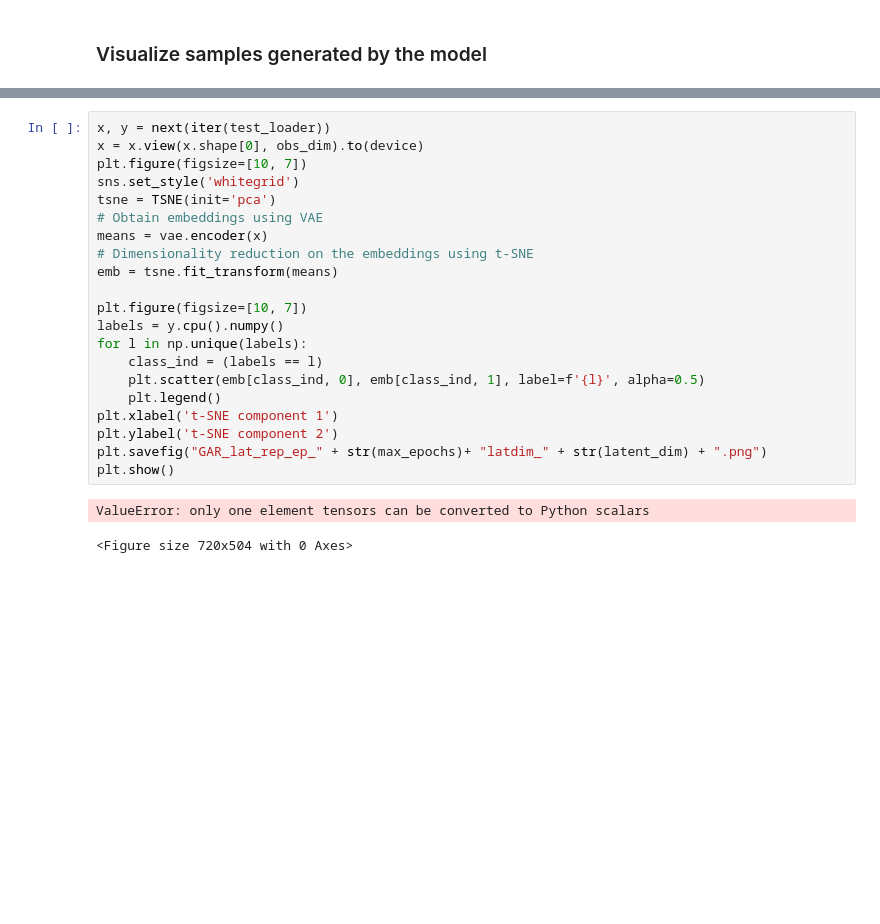
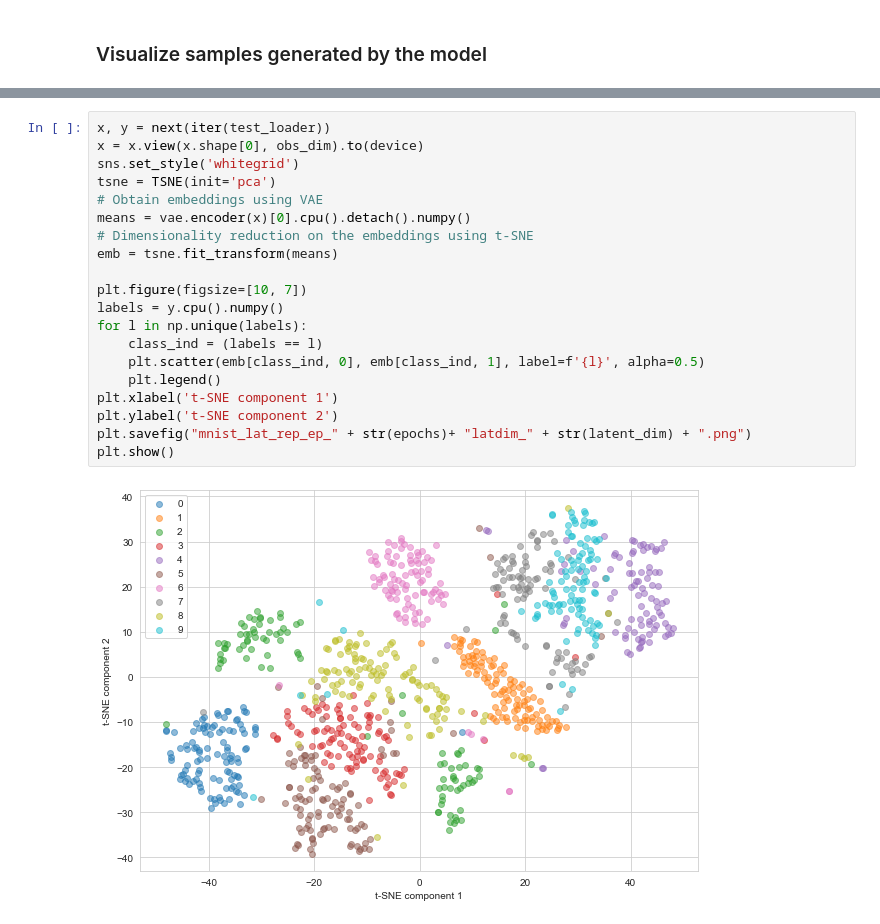
Before and after one commit to sinanharputluoglu/DataRepresentation, a Jupyter notebook: mnist_vae.ipynb, the cells around one changed output, grey strips where cells are left out. Cells and saved outputs as stored; diff of their text form; blank space fills up the shorter version.

```diff
--- a/mnist_vae.ipynb
+++ b/mnist_vae.ipynb
@@ -207,24 +214,22 @@ plt.show()
 # %%
 x, y = next(iter(test_loader))
 x = x.view(x.shape[0], obs_dim).to(device)
-plt.figure(figsize=[10, 7])
 sns.set_style('whitegrid')
 tsne = TSNE(init='pca')
 # Obtain embeddings using VAE
-means = vae.encoder(x)
+means = vae.encoder(x)[0].cpu().detach().numpy()
 # Dimensionality reduction on the embeddings using t-SNE
 emb = tsne.fit_transform(means)
 
 plt.figure(figsize=[10, 7])
 labels = y.cpu().numpy()
 for l in np.unique(labels):
     class_ind = (labels == l)
     plt.scatter(emb[class_ind, 0], emb[class_ind, 1], label=f'{l}', alpha=0.5)
     plt.legend()
 plt.xlabel('t-SNE component 1')
 plt.ylabel('t-SNE component 2')
-plt.savefig("GAR_lat_rep_ep_" + str(max_epochs)+ "latdim_" + str(latent_dim) + ".png")
+plt.savefig("mnist_lat_rep_ep_" + str(epochs)+ "latdim_" + str(latent_dim) + ".png")
 plt.show()
 # %% [output]
-ValueError: only one element tensors can be converted to Python scalars
-<Figure size 720x504 with 0 Axes>
+[figure, added]
```
Also changed, not shown: parts of 5 cells of this notebook, 1 other file.
